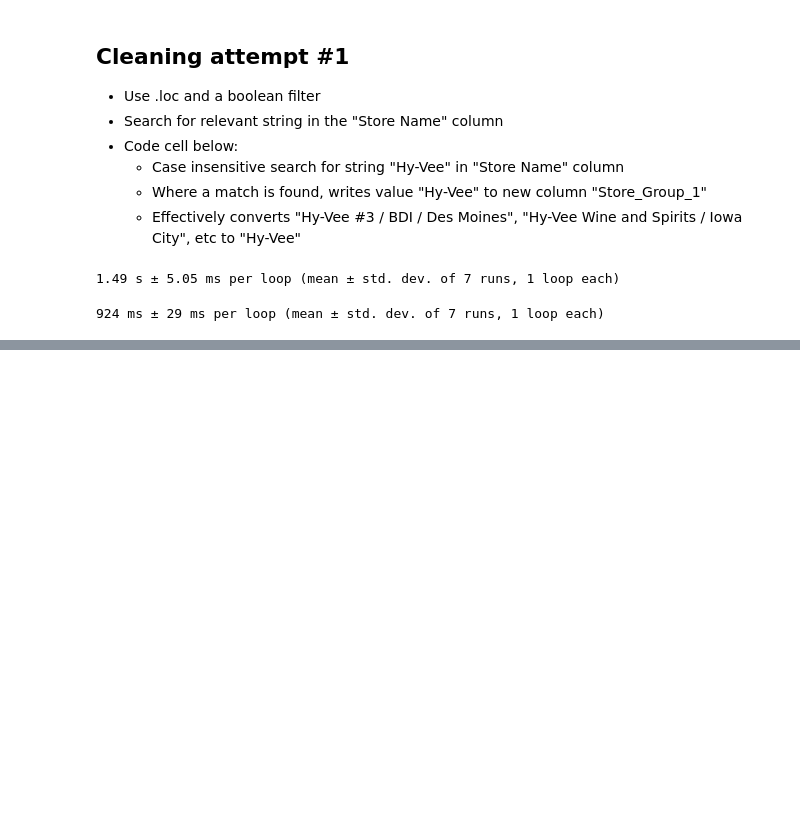
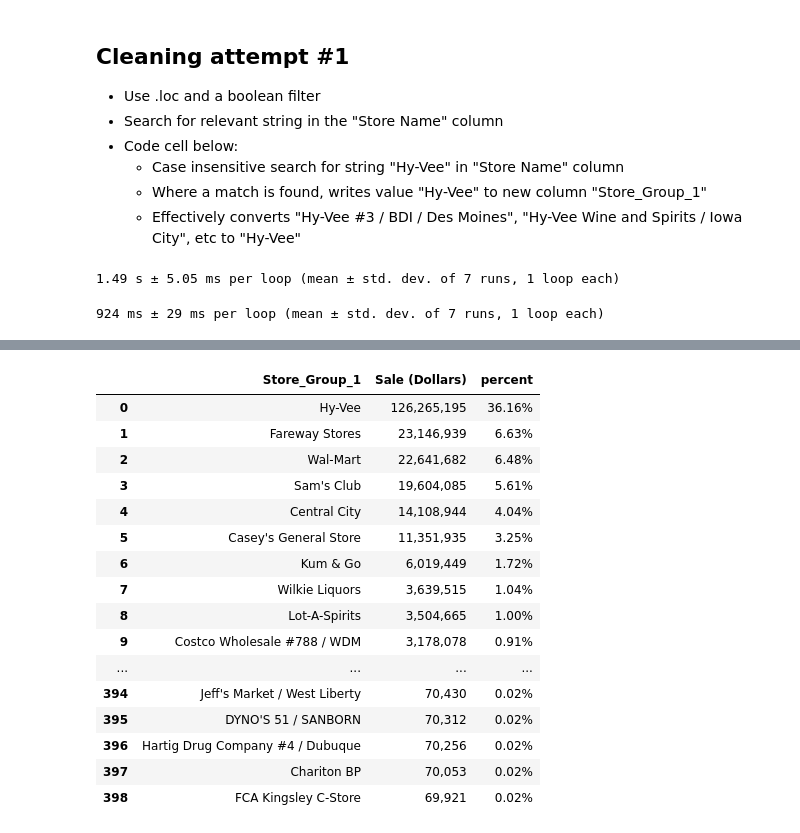
Before and after one commit to MAyub114/text_cleaning, a Jupyter notebook: efficient_cleaning.ipynb, the cells around one changed output, grey strips where cells are left out. Cells and saved outputs as stored; diff of their text form; code cells hidden in the pictures; blank space fills up the shorter version.

```diff
--- a/efficient_cleaning.ipynb
+++ b/efficient_cleaning.ipynb
@@ -41,0 +122,23 @@ df.loc[df['Store Name'].str.contains('Hy-Vee', case=False, regex=False), 'Store_
+# %%
+df['Store_Group_1'] = np.select(store_criteria, store_values, None)
+df['Store_Group_1'] = df['Store_Group_1'].combine_first(df['Store Name'])
+# %%
+df.stb.freq(['Store_Group_1'], value='Sale (Dollars)', style=True, cum_cols=False)
+# %% [output]
+|  | Store_Group_1 | Sale (Dollars) | percent |
+| 0 | Hy-Vee | 126,265,195 | 36.16% |
+| 1 | Fareway Stores | 23,146,939 | 6.63% |
+| 2 | Wal-Mart | 22,641,682 | 6.48% |
+| 3 | Sam's Club | 19,604,085 | 5.61% |
+| 4 | Central City | 14,108,944 | 4.04% |
+| 5 | Casey's General Store | 11,351,935 | 3.25% |
+| 6 | Kum & Go | 6,019,449 | 1.72% |
+| 7 | Wilkie Liquors | 3,639,515 | 1.04% |
+| 8 | Lot-A-Spirits | 3,504,665 | 1.00% |
+| 9 | Costco Wholesale #788 / WDM | 3,178,078 | 0.91% |
+| ... | ... | ... | ... |
+| 394 | Jeff's Market / West Liberty | 70,430 | 0.02% |
+| 395 | DYNO'S 51 / SANBORN | 70,312 | 0.02% |
+| 396 | Hartig Drug Company #4 / Dubuque | 70,256 | 0.02% |
+| 397 | Chariton BP | 70,053 | 0.02% |
+| 398 | FCA Kingsley C-Store | 69,921 | 0.02% |
```
Also changed, not shown: parts of 12 cells of this notebook.
